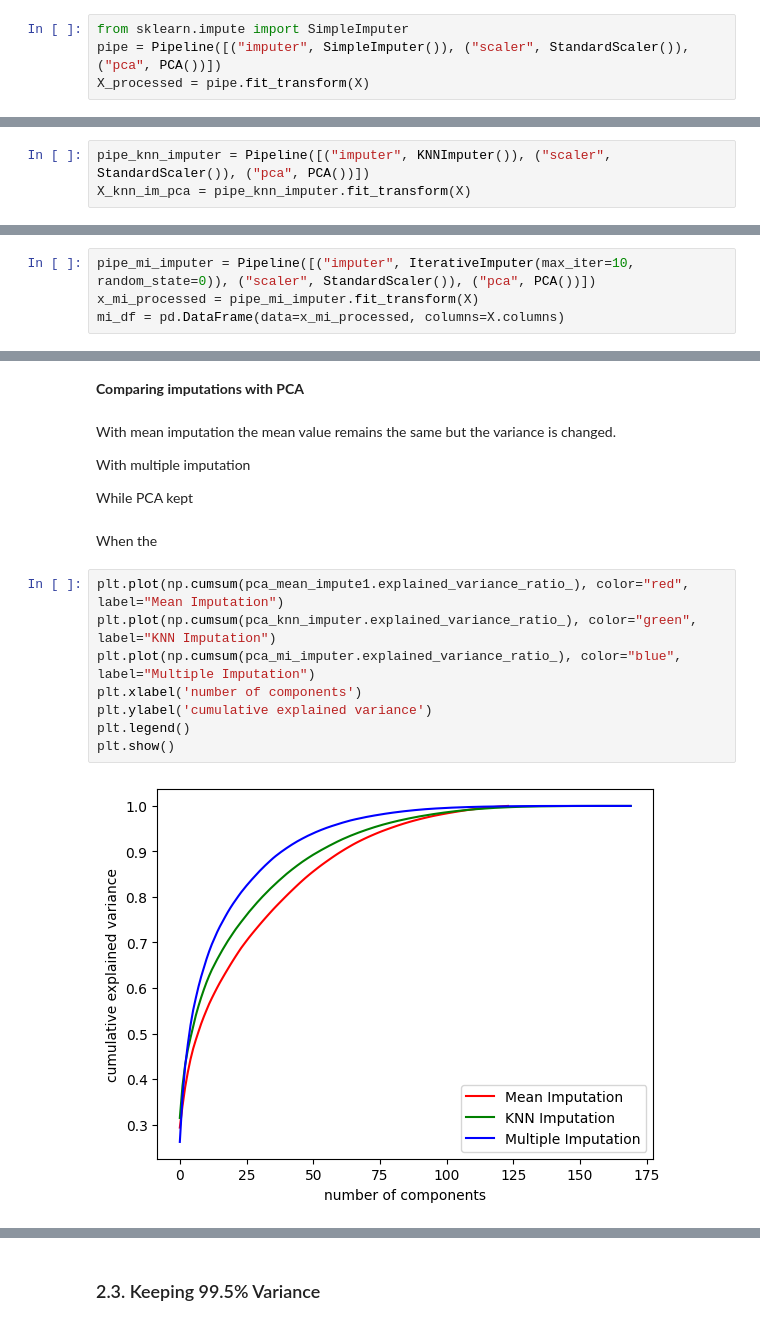
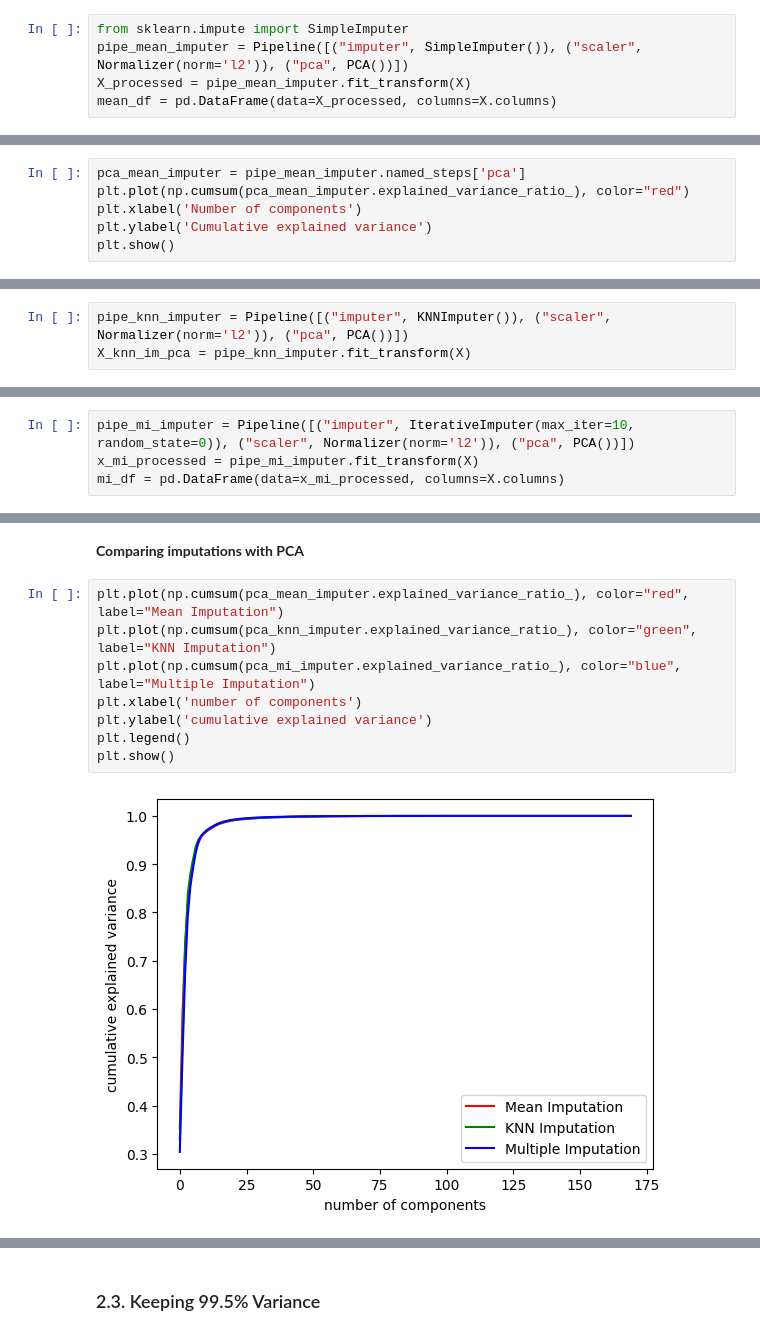
Before and after one commit to Lughaidh-w/DataPrep_ca1, a Jupyter notebook: LouisWilkie_DPrepHDip_CA1.ipynb, the cells around one changed output, grey strips where cells are left out. Drawn from its saved outputs; the diff is of its cells as text.

```diff
--- a/CA1.ipynb
+++ b/LouisWilkie_DPrepHDip_CA1.ipynb
@@ -1166,5 +1113,6 @@ X = sample.drop("class", axis=1)
 y = sample["class"]
 # %%
 from sklearn.impute import SimpleImputer
-pipe = Pipeline([("imputer", SimpleImputer()), ("scaler", StandardScaler()), ("pca", PCA())])
-X_processed = pipe.fit_transform(X)
+pipe_mean_imputer = Pipeline([("imputer", SimpleImputer()), ("scaler", Normalizer(norm='l2')), ("pca", PCA())])
+X_processed = pipe_mean_imputer.fit_transform(X)
+mean_df = pd.DataFrame(data=X_processed, columns=X.columns)
@@ -1174,0 +1119,6 @@ KNN Imputation theory.. looks at n neighbours on row
+# %%
+pca_mean_imputer = pipe_mean_imputer.named_steps['pca']
+plt.plot(np.cumsum(pca_mean_imputer.explained_variance_ratio_), color="red")
+plt.xlabel('Number of components')
+plt.ylabel('Cumulative explained variance')
+plt.show()
@@ -1175,5 +1129,5 @@ KNN Imputation theory.. looks at n neighbours on row
 # %%
-pipe_knn_imputer = Pipeline([("imputer", KNNImputer()), ("scaler", StandardScaler()), ("pca", PCA())])
+pipe_knn_imputer = Pipeline([("imputer", KNNImputer()), ("scaler", Normalizer(norm='l2')), ("pca", PCA())])
 X_knn_im_pca = pipe_knn_imputer.fit_transform(X)
 # %%
 knn_df = pd.DataFrame(data=X_knn_im_pca, columns=X.columns)
@@ -1188,7 +1142,7 @@ plt.show()
 # %% [markdown]
 <b> Multiple Imputation
 # %%
-pipe_mi_imputer = Pipeline([("imputer", IterativeImputer(max_iter=10, random_state=0)), ("scaler", StandardScaler()), ("pca", PCA())])
+pipe_mi_imputer = Pipeline([("imputer", IterativeImputer(max_iter=10, random_state=0)), ("scaler", Normalizer(norm='l2')), ("pca", PCA())])
 x_mi_processed = pipe_mi_imputer.fit_transform(X)
 mi_df = pd.DataFrame(data=x_mi_processed, columns=X.columns)
 # %%
@@ -1212,20 +1156,12 @@ Using multiple imputation rather than mean it picks out the pattern better with
 # %% [markdown]
 <b>Comparing imputations with PCA
-# %% [markdown]
-With mean imputation the mean value remains the same but the variance is changed.
-
-With multiple imputation
-
-While PCA kept
-# %% [markdown]
-When the
 # %%
-plt.plot(np.cumsum(pca_mean_impute1.explained_variance_ratio_), color="red", label="Mean Imputation")
+plt.plot(np.cumsum(pca_mean_imputer.explained_variance_ratio_), color="red", label="Mean Imputation")
 plt.plot(np.cumsum(pca_knn_imputer.explained_variance_ratio_), color="green", label="KNN Imputation")
 plt.plot(np.cumsum(pca_mi_imputer.explained_variance_ratio_), color="blue", label="Multiple Imputation")
 plt.xlabel('number of components')
 plt.ylabel('cumulative explained variance')
 plt.legend()
 plt.show()
 # %% [output]
-[figure, old version]
+[figure, new version]
```
Also changed, not shown: parts of 179 cells of this notebook, 1 other file.
